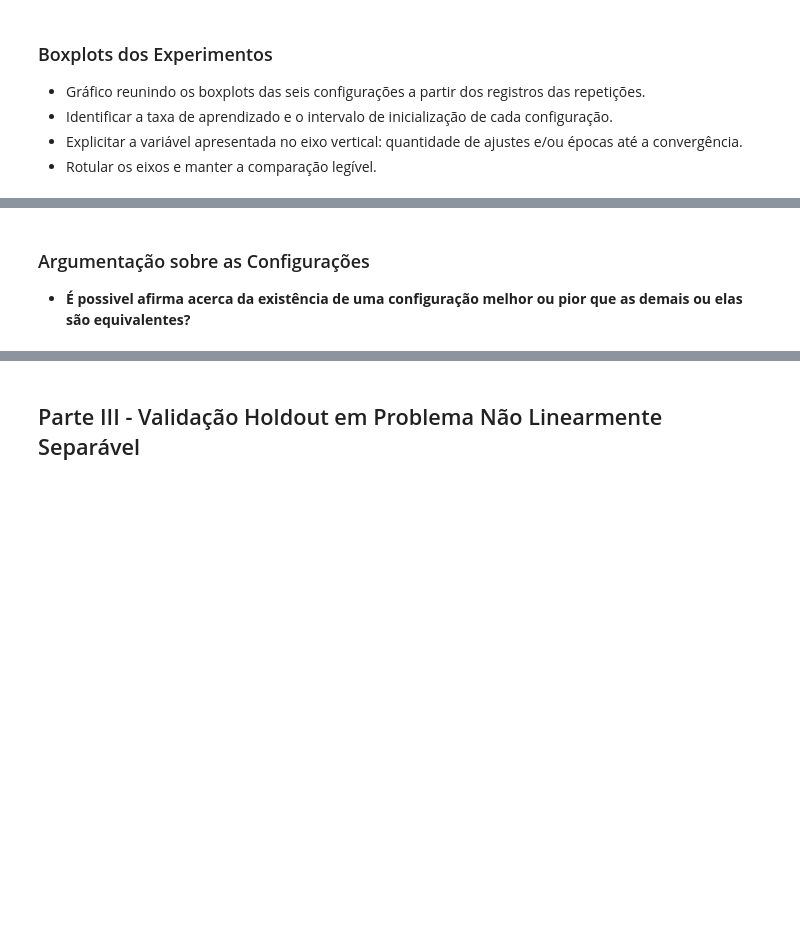
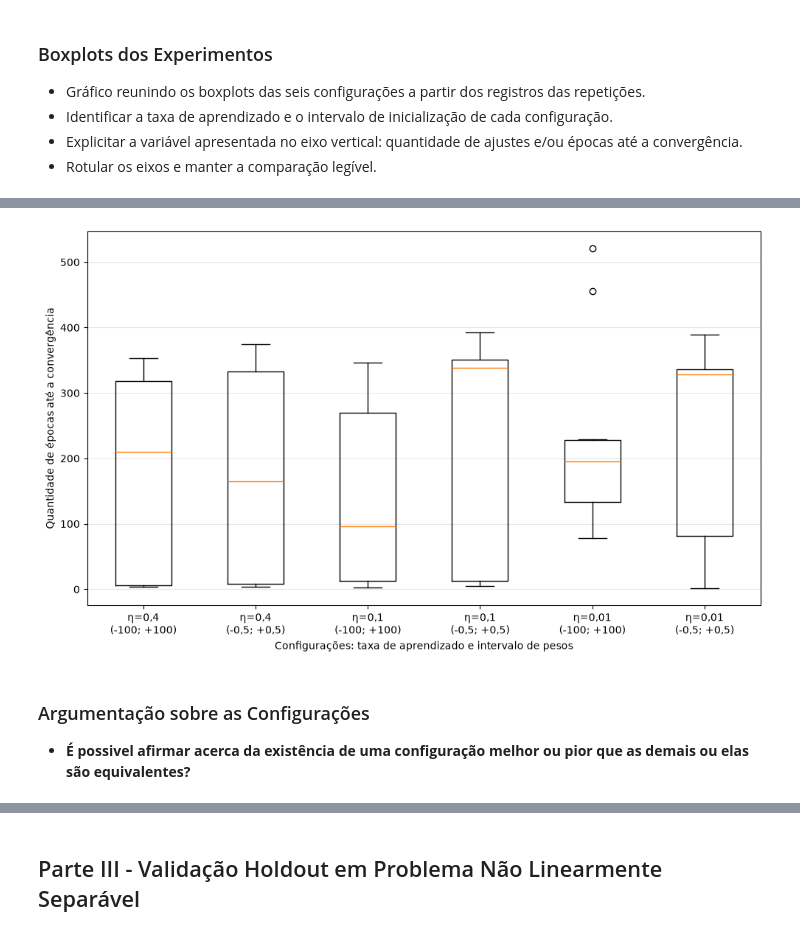
Before and after one commit to bernardo-gontijo/Projeto-Pratico-2.1, a Jupyter notebook: BERNARDO_GONTIJO_FERNANDES_e_MATEUS_CABRAL_PINHEIRO_RNA_2026.2_PP2.1.ipynb, the cells around one changed output, grey strips where cells are left out. Saved outputs shown, nothing was run; the diff lists cells and outputs as text; code cells hidden in the pictures; blank space fills up the shorter version.

```diff
--- a/BERNARDO_GONTIJO_FERNANDES_e_MATEUS_CABRAL_PINHEIRO_RNA_2026.2_PP2.1.ipynb
+++ b/BERNARDO_GONTIJO_FERNANDES_e_MATEUS_CABRAL_PINHEIRO_RNA_2026.2_PP2.1.ipynb
@@ -446,4 +528,17 @@ Lembrar da recomendação do prettytable. Preencher a tabela somente com os resu
+# %%
+"""Épocas até a convergência"""
+plt.figure(figsize=(10, 6))
+plt.boxplot(grupos_epocas, tick_labels=rotulos)
+
+plt.xlabel("Configurações: taxa de aprendizado e intervalo de pesos")
+plt.ylabel("Quantidade de épocas até a convergência")
+plt.grid(axis="y", alpha=0.3)
+
+plt.tight_layout()
+plt.show()
+# %% [output]
+[figure, added]
 # %% [markdown]
 ### Argumentação sobre as Configurações
 
-- **É possivel afirma acerca da existência de uma configuração melhor ou pior que as demais ou elas são equivalentes?**
+- **É possivel afirmar acerca da existência de uma configuração melhor ou pior que as demais ou elas são equivalentes?**
```
Also changed, not shown: parts of 9 cells of this notebook.
